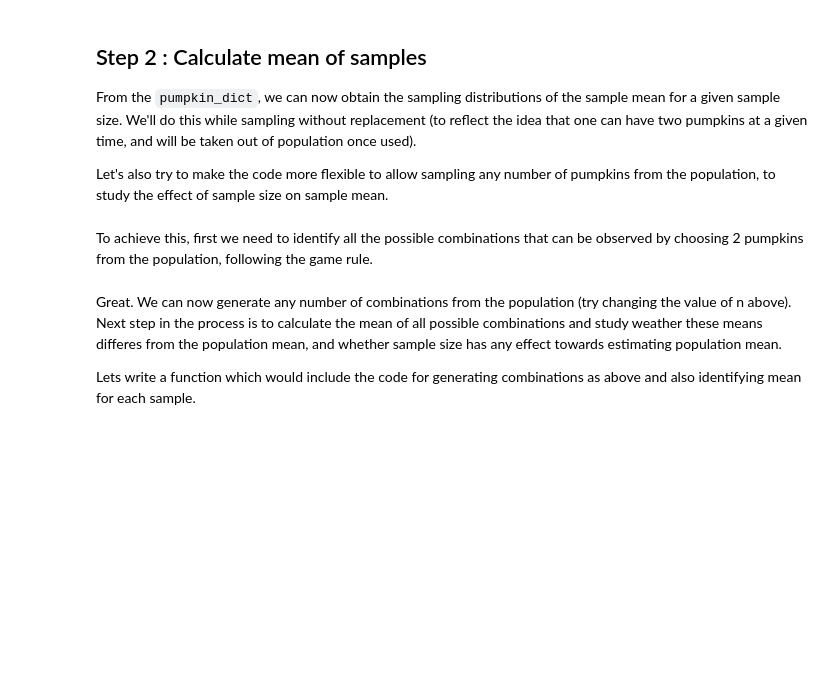
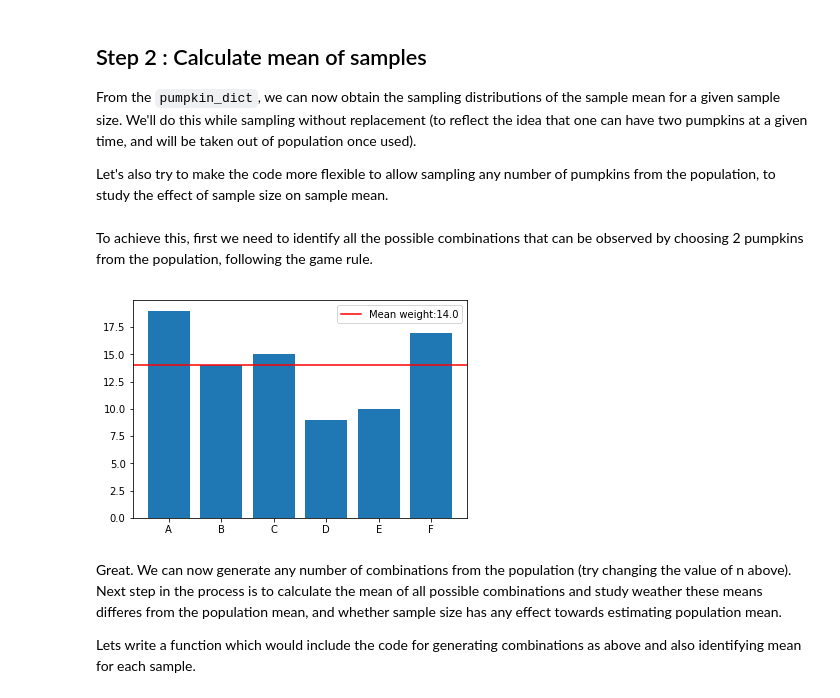
Before and after one commit to learn-co-curriculum/dsc-sampling-statistics-lab, a Jupyter notebook: index.ipynb, the cells around one changed output. Cells and saved outputs as stored; diff of their text form; code cells hidden in the pictures; blank space fills up the shorter version.

Commit message:
ALERT: Cell Mismatch. Auto-create curriculum branch from solution + master

```diff
--- a/index.ipynb
+++ b/index.ipynb
@@ -76,3 +83,19 @@ mu
 # 14.0
 # %% [markdown]
 That was pretty a straightforward exercise. Let's use the data we have so far to visualise the weights of individual pumpkins and mean weight.
+# %%
+# __SOLUTION__
+# Create two lists with pumpkin names and weights
+
+pumpkin = ['A', 'B', 'C', 'D', 'E', 'F']
+weights = [19, 14, 15, 9, 10, 17]
+
+# Combine both lists to create a dictionary
+
+pumpkin_dict = {}
+for i in range(len(pumpkin)):
+    pumpkin_dict[pumpkin[i]] = weights[i]
+
+print (pumpkin_dict)
+
+#{'A': 19, 'B': 14, 'C': 15, 'D': 9, 'E': 10, 'F': 17}
@@ -80,3 +105,18 @@ That was pretty a straightforward exercise. Let's use the data we have so far to
 # Plot a bar graph showing weights of pumpkins and highlight the mean weight
 # %% [markdown]
 We can see only one pumpkin has weight which is equal to mean weight (B:14). Let's try to simulate the random sampling process as stated below.
+# %%
+# __SOLUTION__
+# Calculate the population mean from pumpkin_dict
+
+def calculate_mu(x):
+
+    # USe the formula for mu given above
+    d = float(sum(x.values())) / len(x)
+
+    return (d)
+
+mu = calculate_mu(pumpkin_dict)
+mu
+
+# 14.0
@@ -88,6 +130,18 @@ From the `pumpkin_dict`, we can now obtain the sampling distributions of the sam
 Let's also try to make the code more flexible to allow sampling any number of pumpkins from the population, to study the effect of sample size on sample mean.
 # %% [markdown]
 To achieve this, first we need to identify all the possible combinations that can be observed by choosing 2 pumpkins from the population, following the game rule.
+# %%
+# __SOLUTION__
+# Plot a bar graph showing weights of pumpkins and highlight the mean weight
+
+plt.bar(range(len(pumpkin_dict)), pumpkin_dict.values(), align='center')
+plt.xticks(range(len(pumpkin_dict)), list(pumpkin_dict.keys()))
+plt.axhline(y=mu, color='r', linestyle='-',
+            label = "Mean weight:" + str(mu))
+plt.legend()
+plt.show()
+# %% [output]
+[figure, added]
 # %%
 # Identify a sample size n
 n = 2
```
Also changed, not shown: parts of 9 cells of this notebook, 4 other files.
